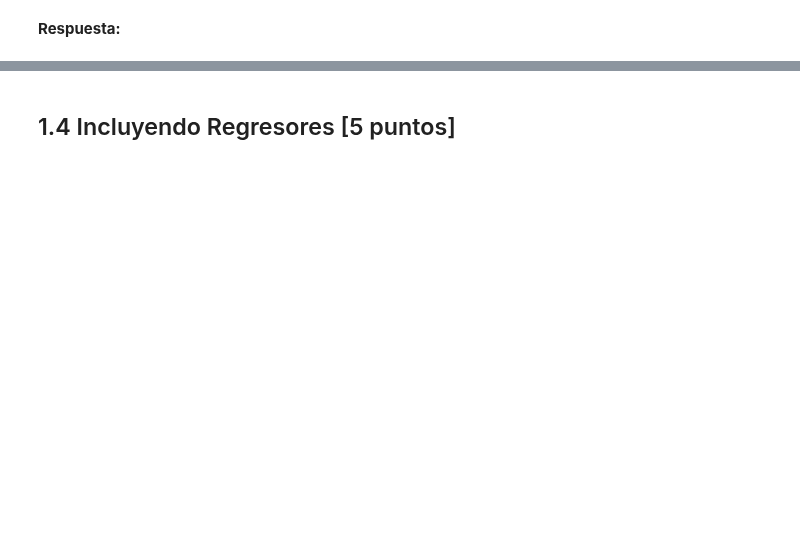
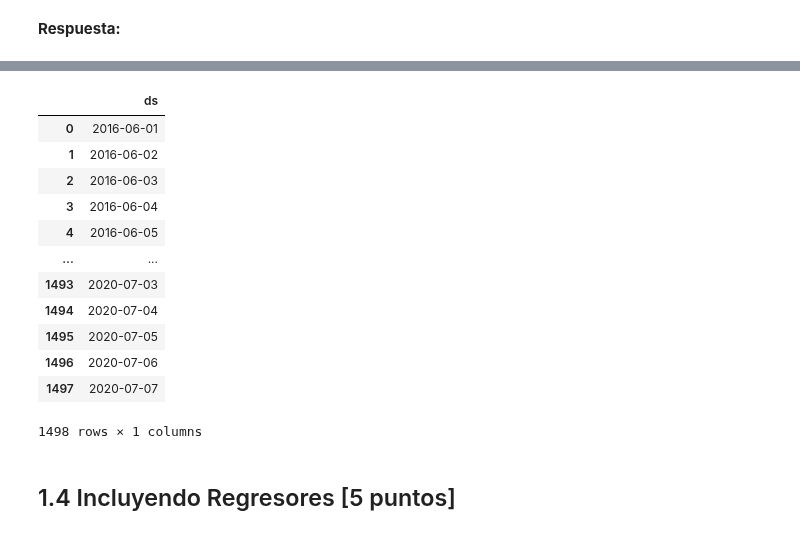
Before and after one commit to carinunez/Labs_MDS, a Jupyter notebook: lab8/Lab8.ipynb, the cells around one changed output, grey strips where cells are left out. Saved outputs shown, nothing was run; the diff lists cells and outputs as text; code cells hidden in the pictures; blank space fills up the shorter version.

```diff
--- a/lab8/Lab8.ipynb
+++ b/lab8/Lab8.ipynb
@@ -128,3 +126,5 @@ ValueError: Mime type rendering requires nbformat>=4.2.0 but it is not installed
+# %%
+eh.rename(axis=1, mapper={"Energy_kWh": "y", "date":"ds"}, inplace=True)
 # %% [markdown]
 ## 1.2 Controlando la Serie de Tiempo [6 puntos]
 # %% [markdown]
@@ -148,0 +147,23 @@ Usted, como buen ciudadano de Springfield, decide ayudar a Homero, el cual le pi
+# %%
+eh['set'] = np.where(eh.ds > pd.Timestamp('2020-02-29'), 'Test', 'Train')
+train = eh[eh['set'] == 'Train'].copy()
+test = eh[eh['set'] == 'Test'].copy()
+
+from sklearn.linear_model import LinearRegression
+from sklearn.metrics import mean_absolute_error
+from sklearn.pipeline import Pipeline
+from plotly import graph_objects as go
+
+x_axis = np.arange(len(train)).reshape((-1,1))
+Pipeline_trend = Pipeline([('reg', LinearRegression(fit_intercept=True, copy_X=True))])
+m = Pipeline_trend.fit(X=x_axis, y=train['y'])
+lm = m.get_params()['reg']
+a , b= lm.coef_, lm.intercept_
+y_hat = m.predict(np.arange(x_axis[-1], x_axis[-1]+len(test)).reshape((-1,1)))
+
+fig = go.Figure(go.Scatter(x=train['ds'], y=train['y'], line=dict(color='royalblue')))
+fig.add_traces(go.Scatter(x=train['ds'], y=a*x_axis[:,0] + b, line=dict(color='red')))
+fig.add_traces(go.Scatter(x=test['ds'], y=test['y'], line=dict(color='firebrick')))
+fig.add_traces(go.Scatter(x=test['ds'], y=y_hat, line=dict(color='blue')))
+fig.show()
+print("MAE train: ", mean_absolute_error(train['y'], a*x_axis[:,0] + b), "MAE test: ", mean_absolute_error(test['y'], y_hat))
@@ -173,0 +210,6 @@ from prophet.plot import plot_plotly, plot_components_plotly
+# %%
+model = Prophet()
+model.fit(train)
+future = model.make_future_dataframe(periods=len(test))
+future
+# %% [output]
@@ -174,3 +218,16 @@ from prophet.plot import plot_plotly, plot_components_plotly
+|  | ds |
+| 0 | 2016-06-01 |
+| 1 | 2016-06-02 |
+| 2 | 2016-06-03 |
+| 3 | 2016-06-04 |
+| 4 | 2016-06-05 |
+| ... | ... |
+| 1493 | 2020-07-03 |
+| 1494 | 2020-07-04 |
+| 1495 | 2020-07-05 |
+| 1496 | 2020-07-06 |
+| 1497 | 2020-07-07 |
+1498 rows × 1 columns
 # %% [markdown]
 ## 1.4 Incluyendo Regresores [5 puntos]
 # %% [markdown]
```
Also changed, not shown: parts of 11 cells of this notebook.
